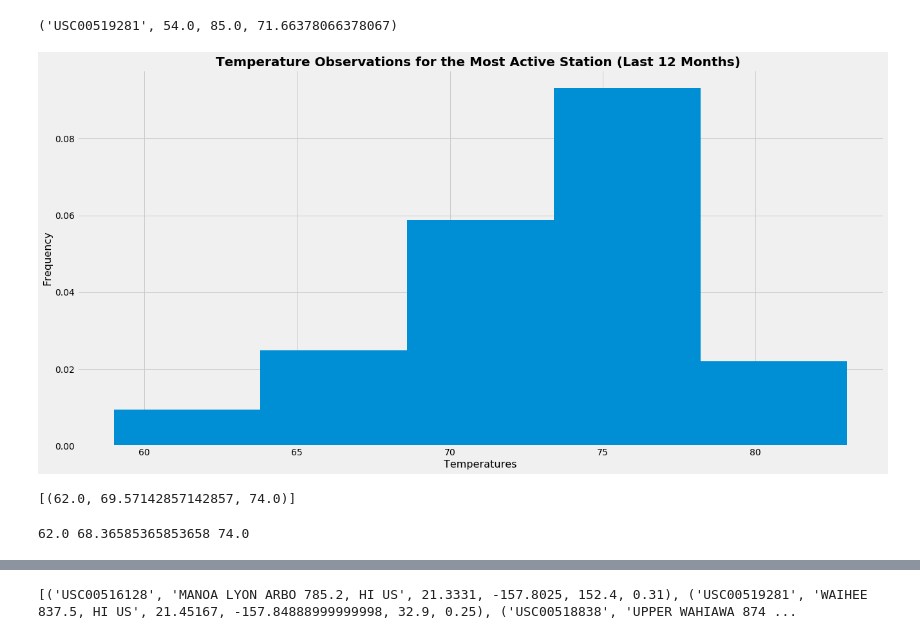
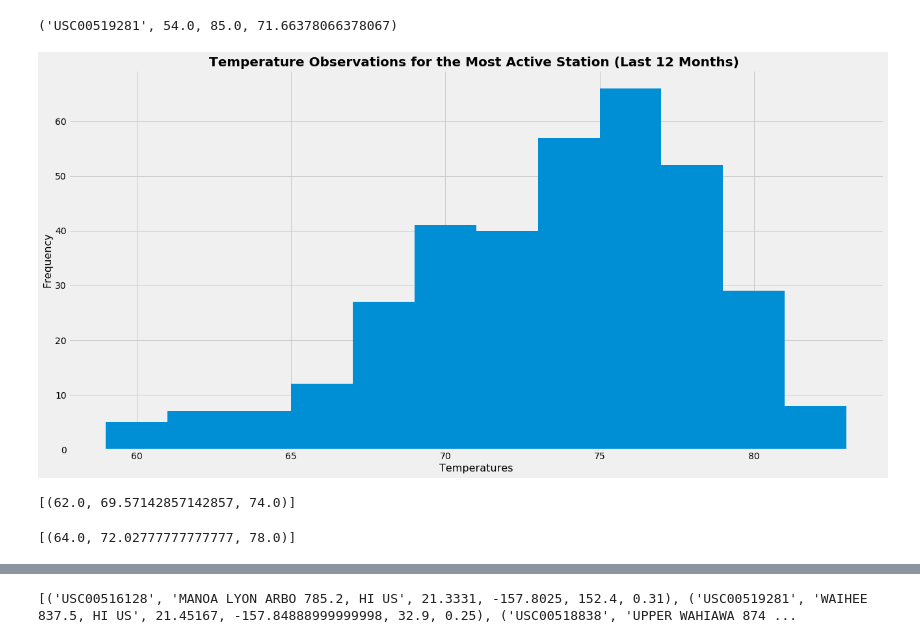
Before and after one commit to ahmedgurbuz/SMU_Assignments, a Jupyter notebook: Unit_08_SQLAlchemy/Climate_Analysis_and_Exploration.ipynb, the cells around one changed output, grey strips where cells are left out. Cells and saved outputs as stored; diff of their text form; code cells hidden in the pictures.

```diff
--- a/Unit_08_SQLAlchemy/Climate_Analysis_and_Exploration.ipynb
+++ b/Unit_08_SQLAlchemy/Climate_Analysis_and_Exploration.ipynb
@@ -214,18 +216,18 @@ df_2.set_index('id', inplace=True)
 # %%
 # Design chart size
 fig = plt.figure(figsize=(20,10))
-#ax = fig.add_subplot(111)
+ax = fig.add_subplot(111)
 
 # Create a histogram
-plt.hist(df_2['temperatures'], density=True, bins=5)
+plt.hist(df_2['temperatures'], bins=12)
 
 # Create title and labels for x and y axis
 plt.title("Temperature Observations for the Most Active Station (Last 12 Months) ", weight="bold", fontsize=20)
 plt.xlabel("Temperatures", fontsize=16)
 plt.ylabel("Frequency", fontsize=16)
 plt.show()
 # %% [output]
-[figure, old version]
+[figure, new version]
 # %%
 # This function called `calc_temps` will accept start date and end date in the format '%Y-%m-%d'
 # and return the minimum, average, and maximum temperatures for that range of dates
@@ -250,8 +252,10 @@ print(calc_temps('2012-02-28', '2012-03-05'))
 # %%
 # Use your previous function `calc_temps` to calculate the tmin, tavg, and tmax
 # for your trip using the previous year's data for those same dates.
+
+print(calc_temps('2017-02-28', '2017-03-05'))
 # %% [output]
-62.0 68.36585365853658 74.0
+[(64.0, 72.02777777777777, 78.0)]
 # %%
 # Plot the results from your previous query as a bar chart.
 # Use "Trip Avg Temp" as your Title
```
Also changed, not shown: parts of 1 cell of this notebook.
